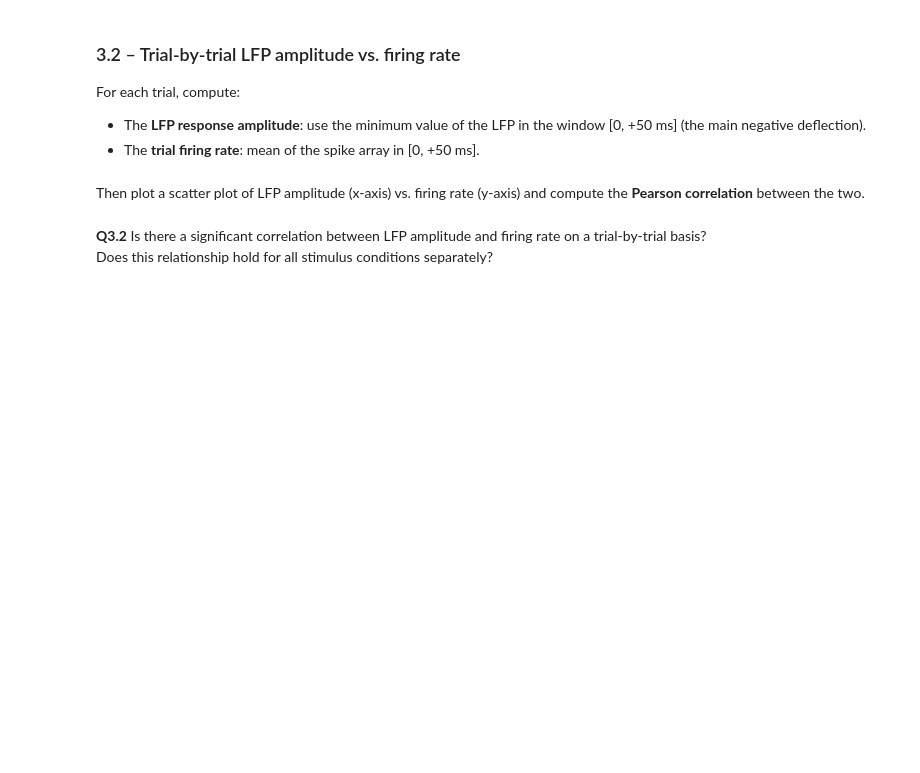
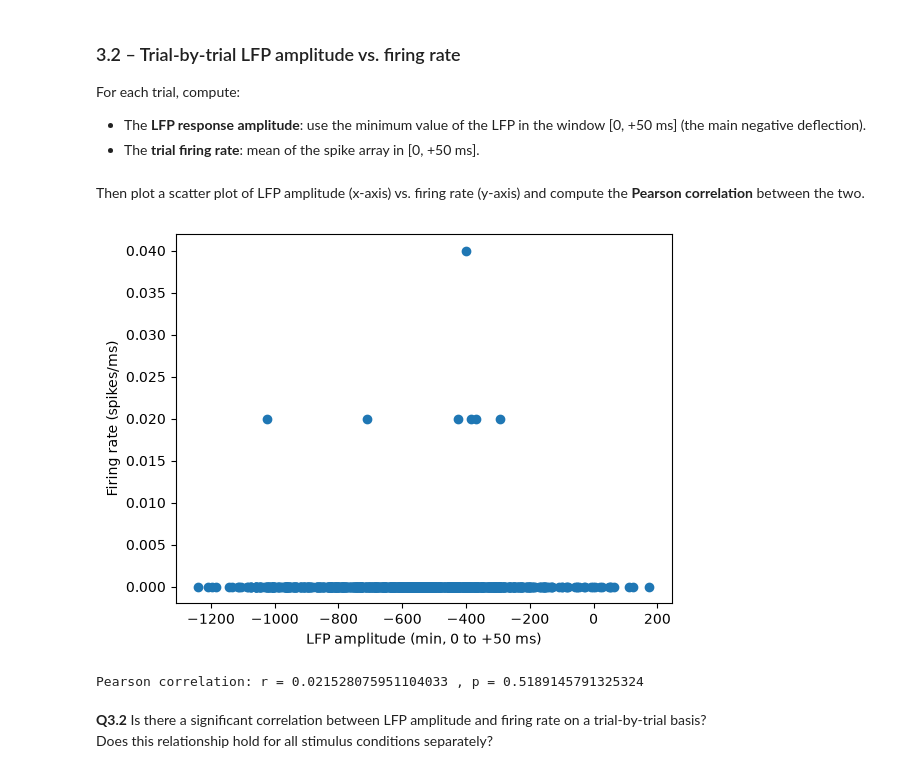
Before and after one commit to Elnettelucas/Groupe_21_HW_DataAnalysis_2026.ipynb, a Jupyter notebook: HW_SU_LFP_111026_student_2026.ipynb, the cells around one changed output. Cells and saved outputs as stored; diff of their text form; code cells hidden in the pictures; blank space fills up the shorter version.

```diff
--- a/HW_SU_LFP_111026_student_2026.ipynb
+++ b/HW_SU_LFP_111026_student_2026.ipynb
@@ -446,6 +435,32 @@ For each trial, compute:
 # %% [markdown]
 
 Then plot a scatter plot of LFP amplitude (x-axis) vs. firing rate (y-axis) and compute the **Pearson correlation** between the two.
+# %%
+n = 3                                   # Cell 4 (cells[0] = Cell 1) ; change n pour une autre cellule
+lfp = cells[n]['LFP']
+StimCond = cells[n]['StimCond']
+
+# On découpe le LFP autour de chaque stimulus, comme pour Unit
+lfp_aligned = []
+for i in range(len(StimCond)):
+    stim_onset = StimCond[i, 0] + 50
+    lfp_aligned.append(lfp[stim_onset-50 : stim_onset+100])
+lfp_aligned = np.array(lfp_aligned)
+
+# Pour chaque essai, entre 0 et +50 ms (colonnes 50 à 100)
+lfp_amplitude = np.min(lfp_aligned[:, 50:100], axis=1)             # minimum du LFP
+firing_rate = np.mean(unit_aligned[n][:, 50:100], axis=1)          # moyenne du tableau de spikes
+
+plt.scatter(lfp_amplitude, firing_rate)
+plt.xlabel('LFP amplitude (min, 0 to +50 ms)')
+plt.ylabel('Firing rate (spikes/ms)')
+plt.show()
+
+r, p = stats.pearsonr(lfp_amplitude, firing_rate)
+print("Pearson correlation: r =", r, ", p =", p)
+# %% [output]
+[figure, added]
+Pearson correlation: r = 0.021528075951104033 , p = 0.5189145791325324
 # %% [markdown]
 **Q3.2** Is there a significant correlation between LFP amplitude and firing rate on a trial-by-trial basis?
 Does this relationship hold for all stimulus conditions separately?
```
Also changed, not shown: parts of 8 cells of this notebook.
